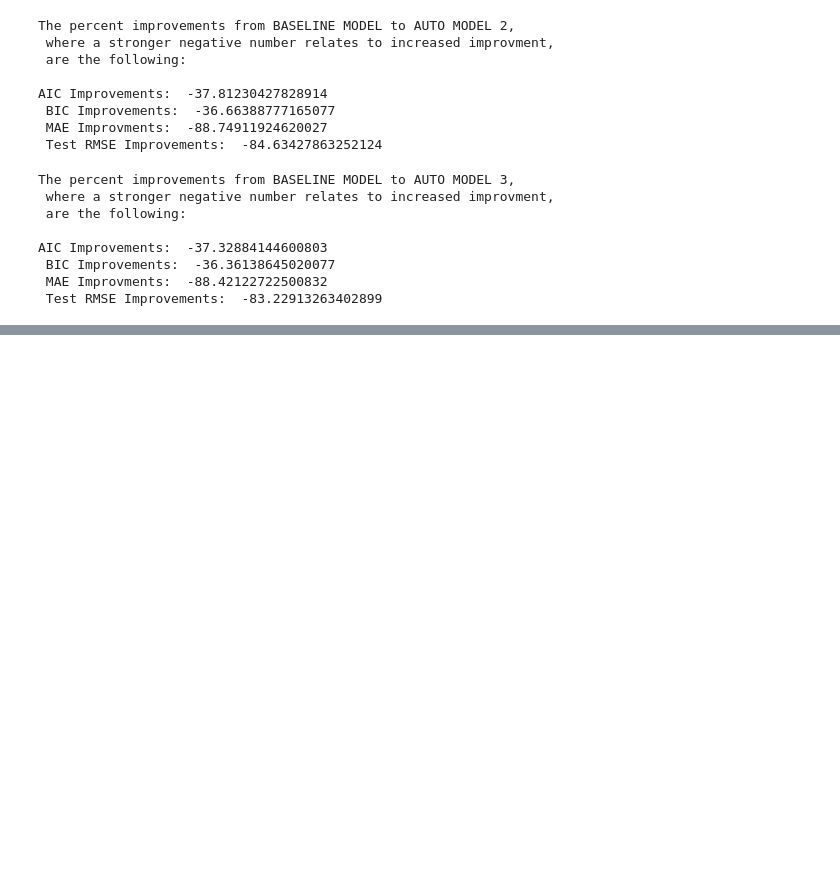
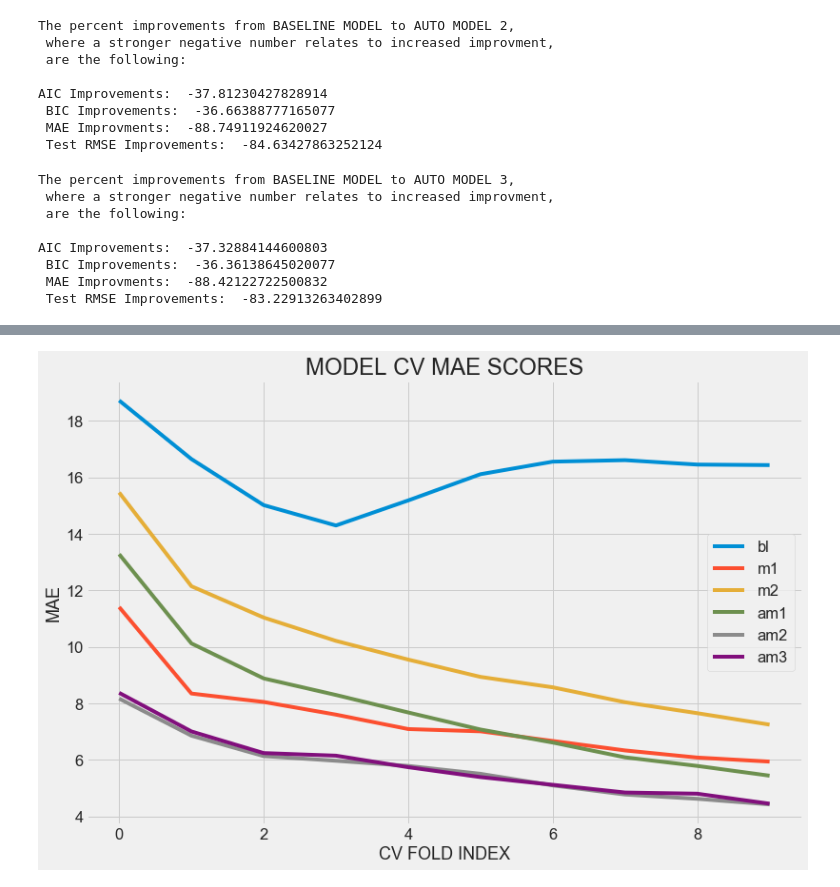
Before and after one commit to daveajstearns/mod5_project, a Jupyter notebook: updated_search_sarima.ipynb, the cells around one changed output, grey strips where cells are left out. Saved outputs shown, nothing was run; the diff lists cells and outputs as text; code cells hidden in the pictures; blank space fills up the shorter version.

```diff
--- a/updated_search_sarima.ipynb
+++ b/updated_search_sarima.ipynb
@@ -726,0 +1008,5 @@ AIC Improvements:  -37.32884144600803
+# %%
+plot_models('MAE', 'MODEL CV MAE SCORES',model_eval=[list for list in mae.values()],
+            labels=list(mae.keys()))
+# %% [output]
+[figure, added]
```
Also changed, not shown: parts of 14 cells of this notebook.
